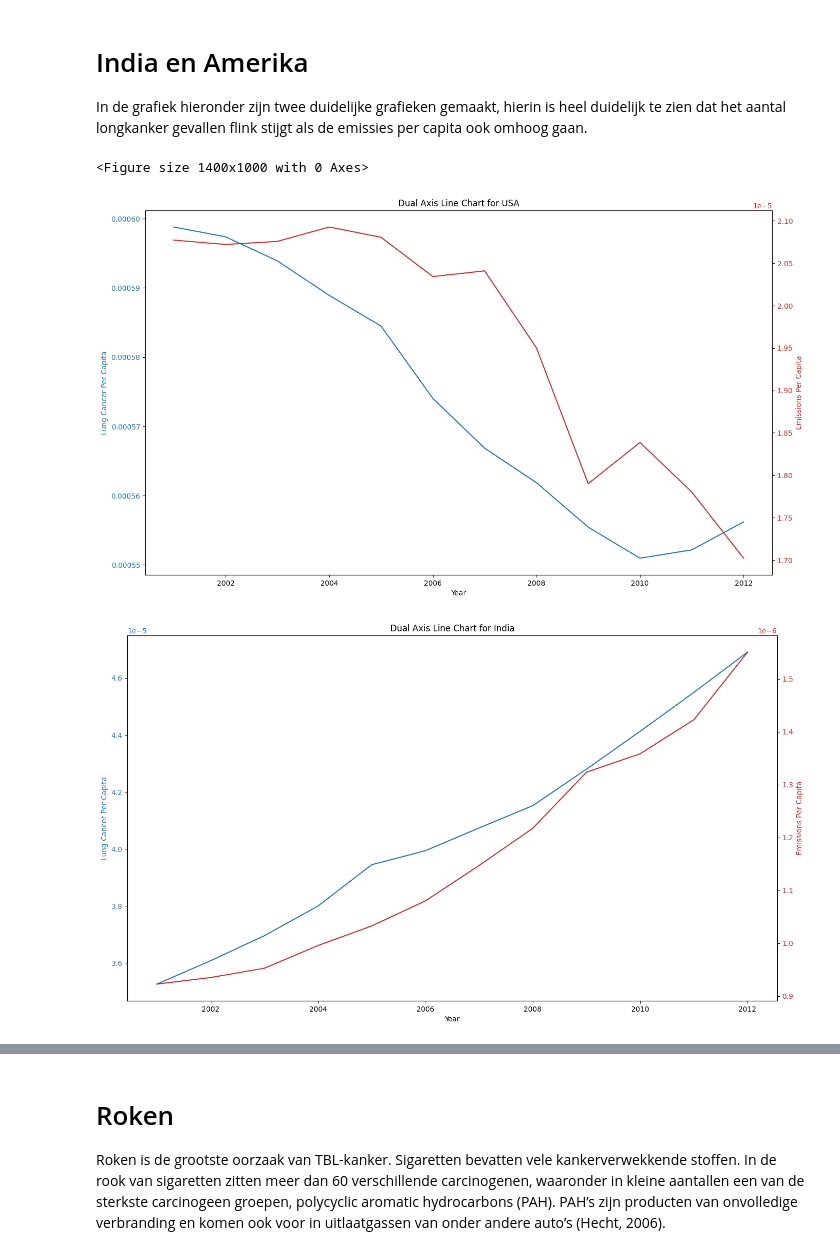
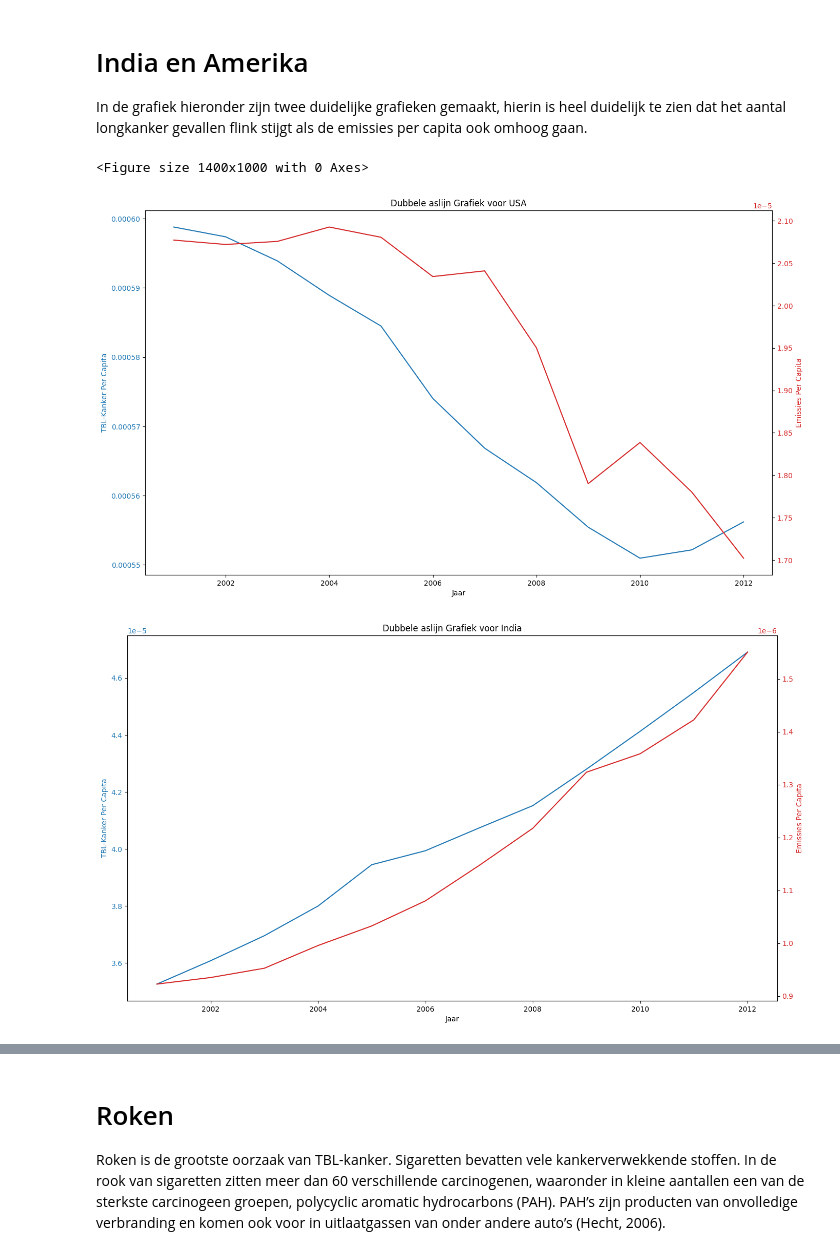
Before and after one commit to PJWVDH/infovis-g6-repo, a Jupyter notebook: docs/notebook.ipynb, the cells around one changed output, grey strips where cells are left out. Saved outputs shown, nothing was run; the diff lists cells and outputs as text; code cells hidden in the pictures.

```diff
--- a/docs/notebook.ipynb
+++ b/docs/notebook.ipynb
@@ -301,43 +291,43 @@ df_country = df_combined[df_combined['Country'] == country_to_plot]
 fig, ax1 = plt.subplots(figsize=(14, 8))
 
 color = 'tab:blue'
-ax1.set_xlabel('Year')
-ax1.set_ylabel('Lung Cancer Per Capita', color=color)
+ax1.set_xlabel('Jaar')
+ax1.set_ylabel('TBL-Kanker Per Capita', color=color)
 ax1.plot(df_country['Year'], df_country['Lung Cancer Per Capita'], color=color, label='Lung Cancer Per Capita')
 ax1.tick_params(axis='y', labelcolor=color)
 
 ax2 = ax1.twinx()
 color = 'tab:red'
-ax2.set_ylabel('Emissions Per Capita', color=color)
+ax2.set_ylabel('Emissies Per Capita', color=color)
 ax2.plot(df_country['Year'], df_country['Emissions Per Capita'], color=color, label='Emissions Per Capita')
 ax2.tick_params(axis='y', labelcolor=color)
 
 fig.tight_layout()
-plt.title(f'Dual Axis Line Chart for {country_to_plot}')
+plt.title(f'Dubbele aslijn Grafiek voor {country_to_plot}')
 plt.show()
 
 
 country_to_plot = 'India'
 df_country = df_combined[df_combined['Country'] == country_to_plot]
 
 fig, ax1 = plt.subplots(figsize=(14, 8))
 
 color = 'tab:blue'
-ax1.set_xlabel('Year')
-ax1.set_ylabel('Lung Cancer Per Capita', color=color)
+ax1.set_xlabel('Jaar')
+ax1.set_ylabel('TBL-Kanker Per Capita', color=color)
 ax1.plot(df_country['Year'], df_country['Lung Cancer Per Capita'], color=color, label='Lung Cancer Per Capita')
 ax1.tick_params(axis='y', labelcolor=color)
 
 ax2 = ax1.twinx()
 color = 'tab:red'
-ax2.set_ylabel('Emissions Per Capita', color=color)
+ax2.set_ylabel('Emissies Per Capita', color=color)
 ax2.plot(df_country['Year'], df_country['Emissions Per Capita'], color=color, label='Emissions Per Capita')
 ax2.tick_params(axis='y', labelcolor=color)
 
 fig.tight_layout()
-plt.title(f'Dual Axis Line Chart for {country_to_plot}')
+plt.title(f'Dubbele aslijn Grafiek voor {country_to_plot}')
 plt.show()
 # %% [output]
 <Figure size 1400x1000 with 0 Axes>
 [figure]
-[figure, old version]
+[figure, new version]
```
Also changed, not shown: parts of 7 cells of this notebook.
